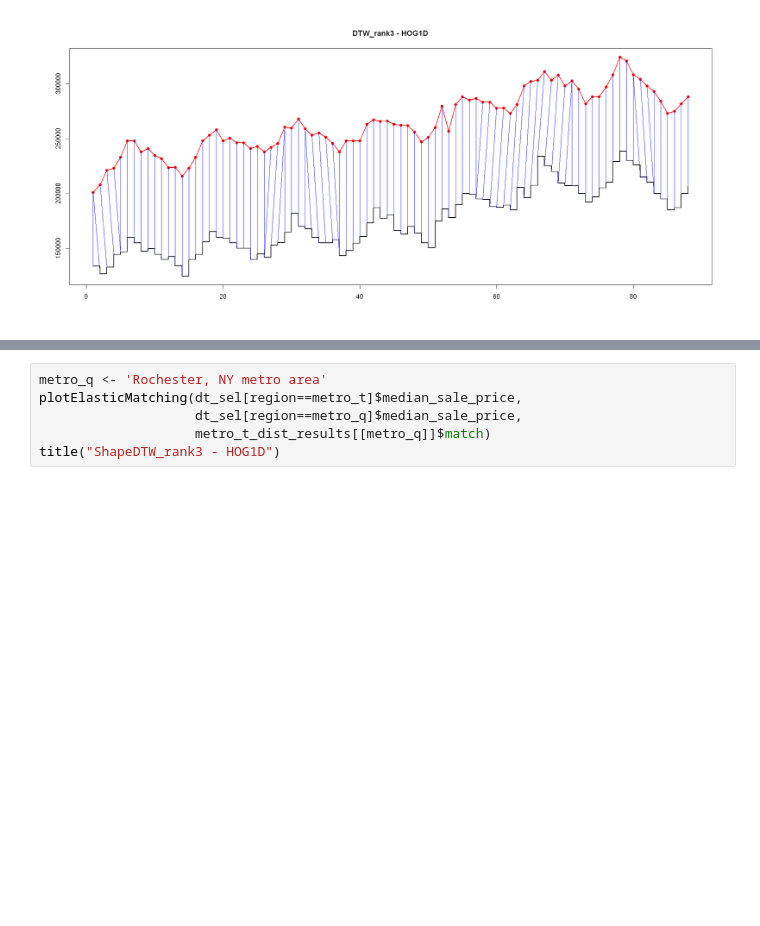
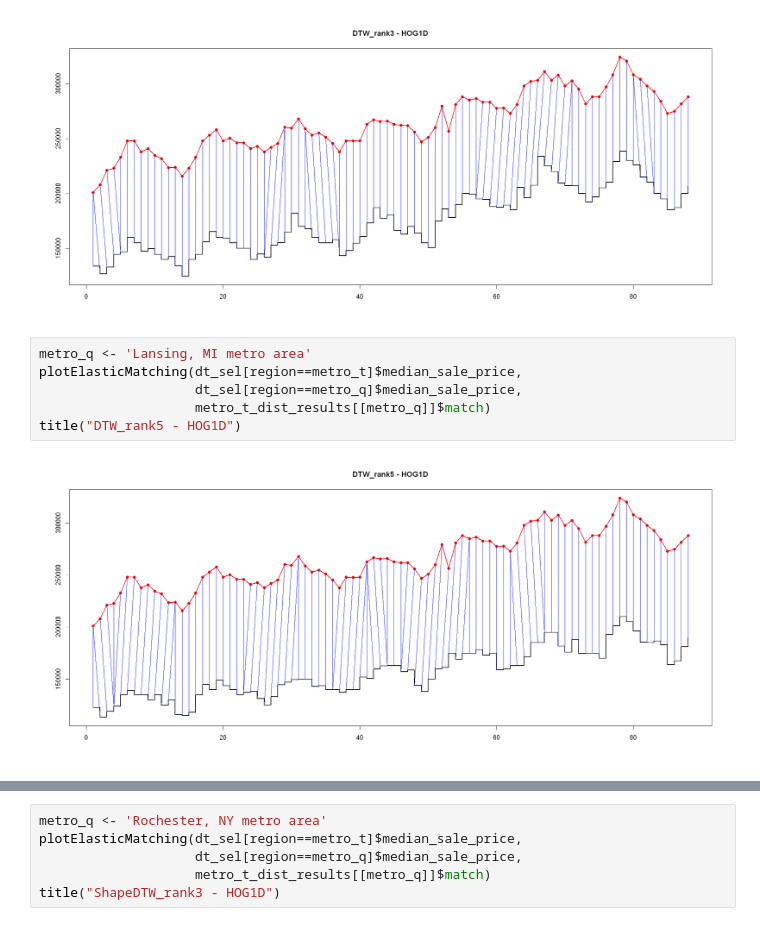
Before and after one commit to jianghaochu/dtw, a Jupyter notebook: code/demo_HousingMarket/1.HousingMarket_TDShapeDTW.ipynb, the cells around one changed output, grey strips where cells are left out. Drawn from its saved outputs; the diff is of its cells as text; blank space fills up the shorter version.

```diff
--- a/code/demo_HousingMarket/1.HousingMarket_TDShapeDTW.ipynb
+++ b/code/demo_HousingMarket/1.HousingMarket_TDShapeDTW.ipynb
@@ -280,3 +281,11 @@ plotElasticMatching(dt_sel[region==metro_t]$median_sale_price,
 title("DTW_rank3 - HOG1D")
 # %% [output]
 [figure]
+# %%
+metro_q <- 'Lansing, MI metro area'
+plotElasticMatching(dt_sel[region==metro_t]$median_sale_price,
+                    dt_sel[region==metro_q]$median_sale_price,
+                    metro_t_dist_results[[metro_q]]$match)
+title("DTW_rank5 - HOG1D")
+# %% [output]
+[figure, added]
```
Also changed, not shown: parts of 16 cells of this notebook.
